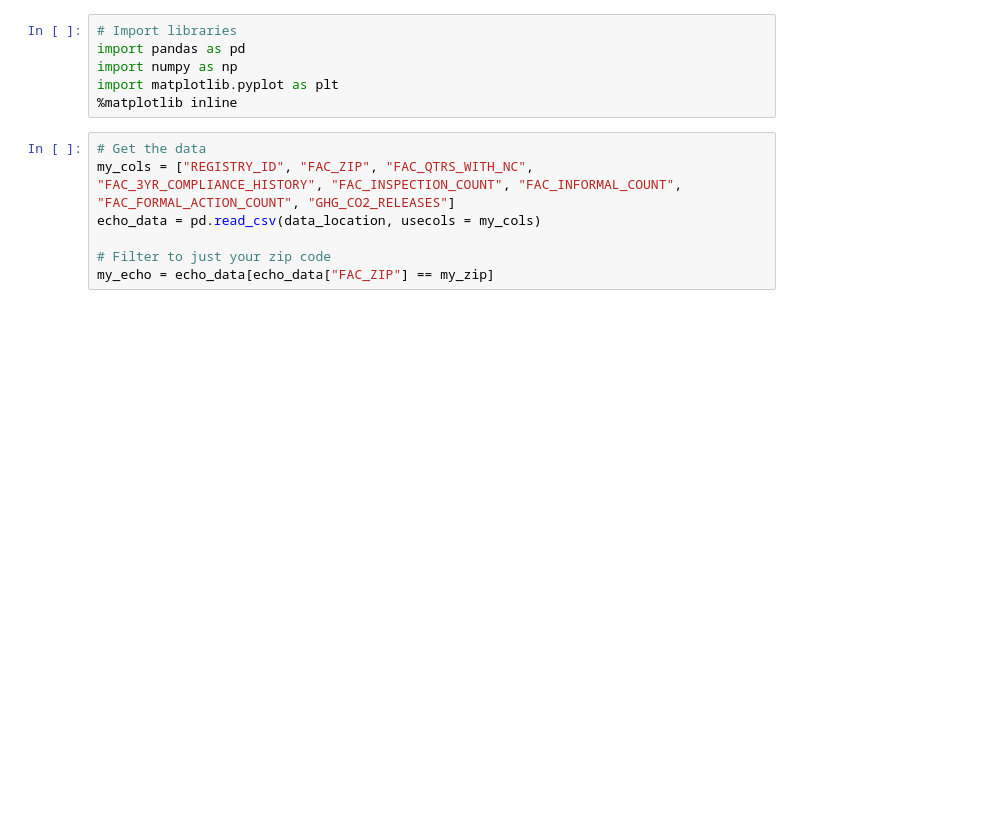
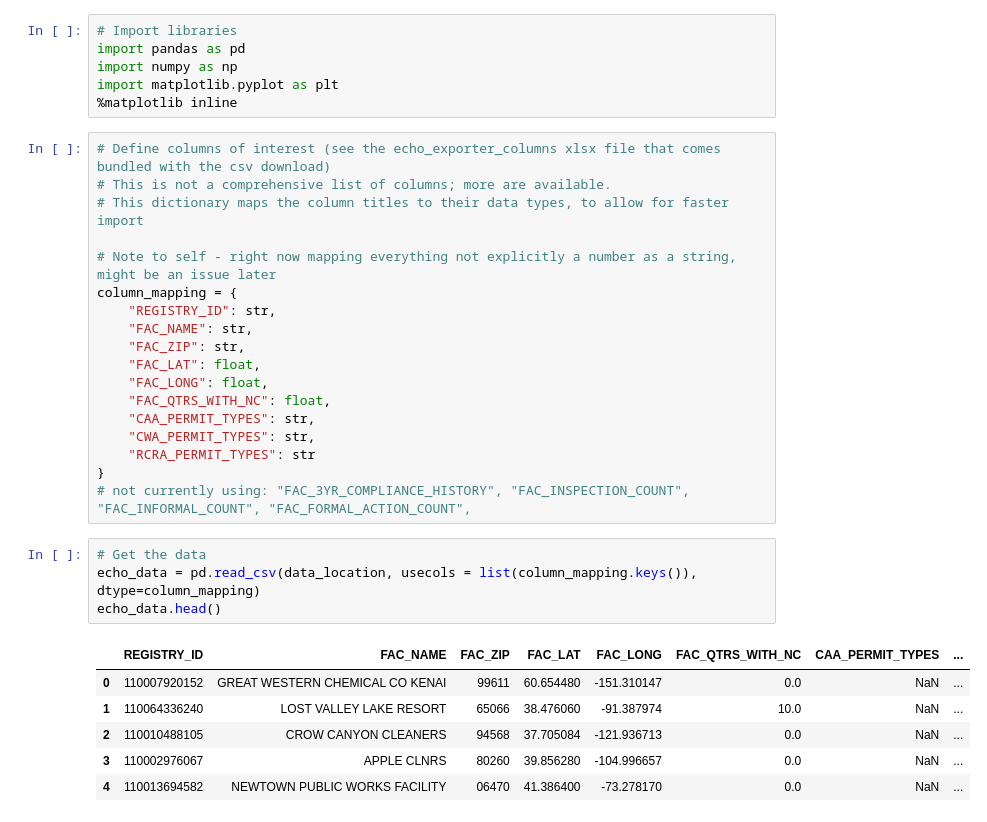
Before and after one commit to Frijol/echo-enforcement, a Jupyter notebook: ECHO for Individual Sites.ipynb, the cells around one changed output. Cells and saved outputs as stored; diff of their text form; blank space fills up the shorter version.

```diff
--- a/ECHO for Individual Sites.ipynb
+++ b/ECHO for Individual Sites.ipynb
@@ -23,10 +25,32 @@ import pandas as pd
 import numpy as np
 import matplotlib.pyplot as plt
 %matplotlib inline
-# %%
-# Get the data
-my_cols = ["REGISTRY_ID", "FAC_ZIP", "FAC_QTRS_WITH_NC", "FAC_3YR_COMPLIANCE_HISTORY", "FAC_INSPECTION_COUNT", "FAC_INFORMAL_COUNT", "FAC_FORMAL_ACTION_COUNT", "GHG_CO2_RELEASES"]
-echo_data = pd.read_csv(data_location, usecols = my_cols)
-
-# Filter to just your zip code
-my_echo = echo_data[echo_data["FAC_ZIP"] == my_zip]
+# %%
+# Define columns of interest (see the echo_exporter_columns xlsx file that comes bundled with the csv download)
+# This is not a comprehensive list of columns; more are available.
+# This dictionary maps the column titles to their data types, to allow for faster import
+
+# Note to self - right now mapping everything not explicitly a number as a string, might be an issue later
+column_mapping = {
+    "REGISTRY_ID": str,
+    "FAC_NAME": str,
+    "FAC_ZIP": str,
+    "FAC_LAT": float,
+    "FAC_LONG": float,
+    "FAC_QTRS_WITH_NC": float,
+    "CAA_PERMIT_TYPES": str,
+    "CWA_PERMIT_TYPES": str,
+    "RCRA_PERMIT_TYPES": str
+}
+# not currently using: "FAC_3YR_COMPLIANCE_HISTORY", "FAC_INSPECTION_COUNT", "FAC_INFORMAL_COUNT", "FAC_FORMAL_ACTION_COUNT",
+# %%
+# Get the data
+echo_data = pd.read_csv(data_location, usecols = list(column_mapping.keys()), dtype=column_mapping)
+echo_data.head()
+# %% [output]
+|  | REGISTRY_ID | FAC_NAME | FAC_ZIP | FAC_LAT | FAC_LONG | FAC_QTRS_WITH_NC | CAA_PERMIT_TYPES | ... |
+| 0 | 110007920152 | GREAT WESTERN CHEMICAL CO KENAI | 99611 | 60.654480 | -151.310147 | 0.0 | NaN | ... |
+| 1 | 110064336240 | LOST VALLEY LAKE RESORT | 65066 | 38.476060 | -91.387974 | 10.0 | NaN | ... |
+| 2 | 110010488105 | CROW CANYON CLEANERS | 94568 | 37.705084 | -121.936713 | 0.0 | NaN | ... |
+| 3 | 110002976067 | APPLE CLNRS | 80260 | 39.856280 | -104.996657 | 0.0 | NaN | ... |
+| 4 | 110013694582 | NEWTOWN PUBLIC WORKS FACILITY | 06470 | 41.386400 | -73.278170 | 0.0 | NaN | ... |
```
Also changed, not shown: parts of 9 cells of this notebook, 1 other file.
